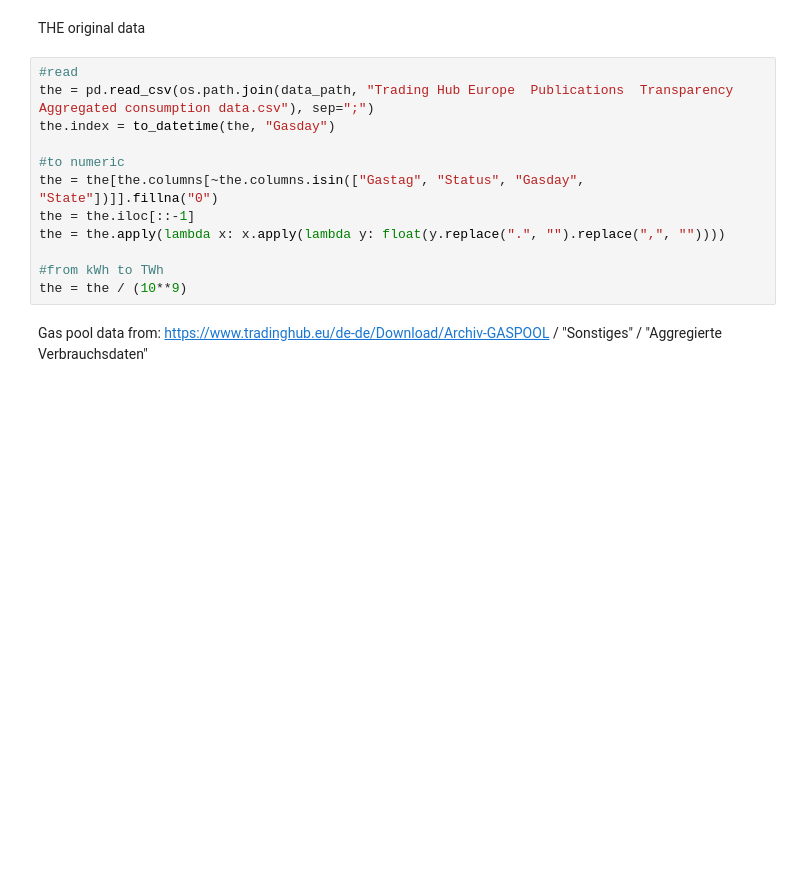
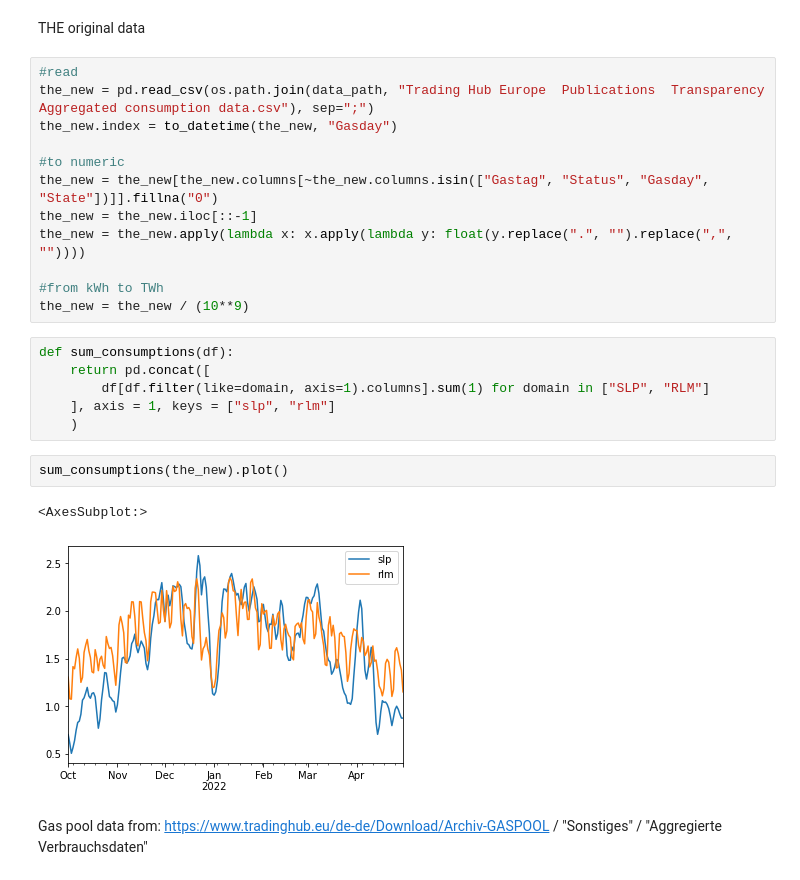
Before and after one commit to oruhnau/energy_demand, a Jupyter notebook: top_down/preprocessing.ipynb, the cells around one changed output. Drawn from its saved outputs; the diff is of its cells as text; blank space fills up the shorter version.

```diff
--- a/top_down/preprocessing.ipynb
+++ b/top_down/preprocessing.ipynb
@@ -33,16 +33,27 @@ def to_datetime(df, col_name):
 THE original data
 # %%
 #read
-the = pd.read_csv(os.path.join(data_path, "Trading Hub Europe  Publications  Transparency  Aggregated consumption data.csv"), sep=";")
-the.index = to_datetime(the, "Gasday")
+the_new = pd.read_csv(os.path.join(data_path, "Trading Hub Europe  Publications  Transparency  Aggregated consumption data.csv"), sep=";")
+the_new.index = to_datetime(the_new, "Gasday")
 
 #to numeric
-the = the[the.columns[~the.columns.isin(["Gastag", "Status", "Gasday", "State"])]].fillna("0")
-the = the.iloc[::-1]
-the = the.apply(lambda x: x.apply(lambda y: float(y.replace(".", "").replace(",", ""))))
+the_new = the_new[the_new.columns[~the_new.columns.isin(["Gastag", "Status", "Gasday", "State"])]].fillna("0")
+the_new = the_new.iloc[::-1]
+the_new = the_new.apply(lambda x: x.apply(lambda y: float(y.replace(".", "").replace(",", ""))))
 
 #from kWh to TWh
-the = the / (10**9)
+the_new = the_new / (10**9)
+# %%
+def sum_consumptions(df):
+    return pd.concat([
+        df[df.filter(like=domain, axis=1).columns].sum(1) for domain in ["SLP", "RLM"]
+    ], axis = 1, keys = ["slp", "rlm"]
+    )
+# %%
+sum_consumptions(the_new).plot()
+# %% [output]
+<AxesSubplot:>
+[figure, added]
 # %% [markdown]
 Gas pool data from: https://www.tradinghub.eu/de-de/Download/Archiv-GASPOOL / "Sonstiges" / "Aggregierte Verbrauchsdaten"
 # %%
```
Also changed, not shown: parts of 9 cells of this notebook, 1 other file.
